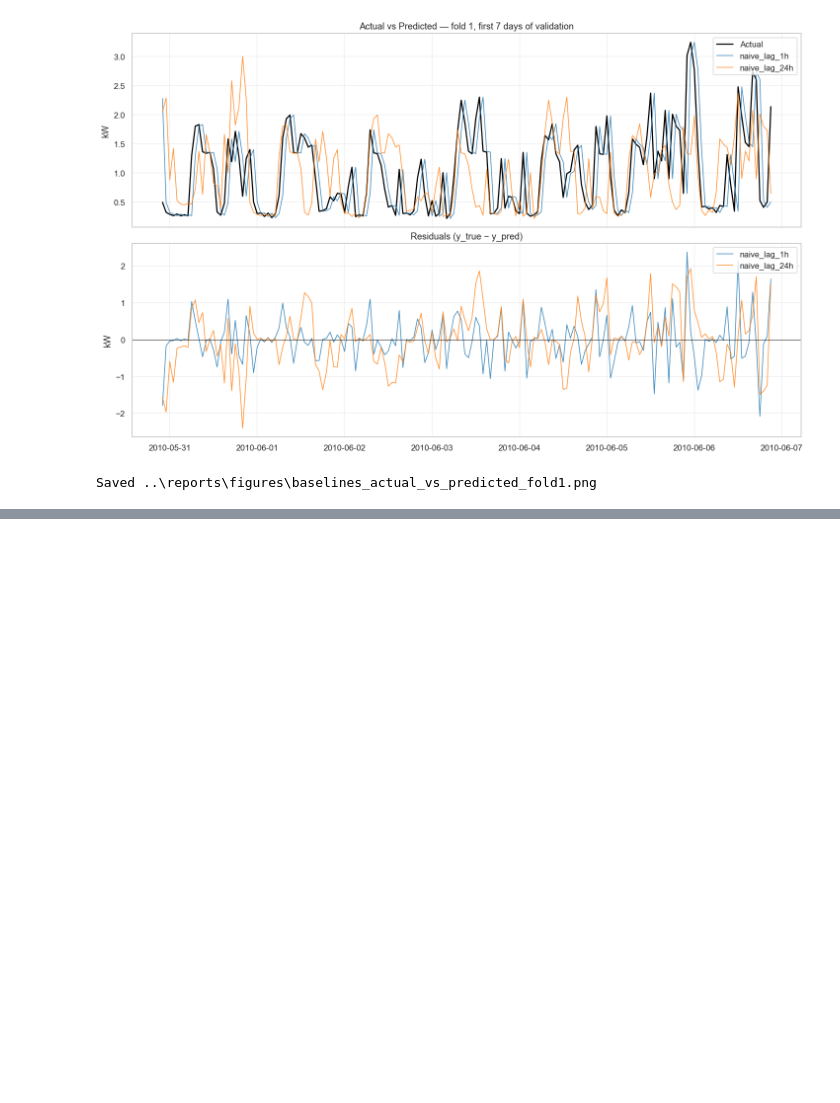
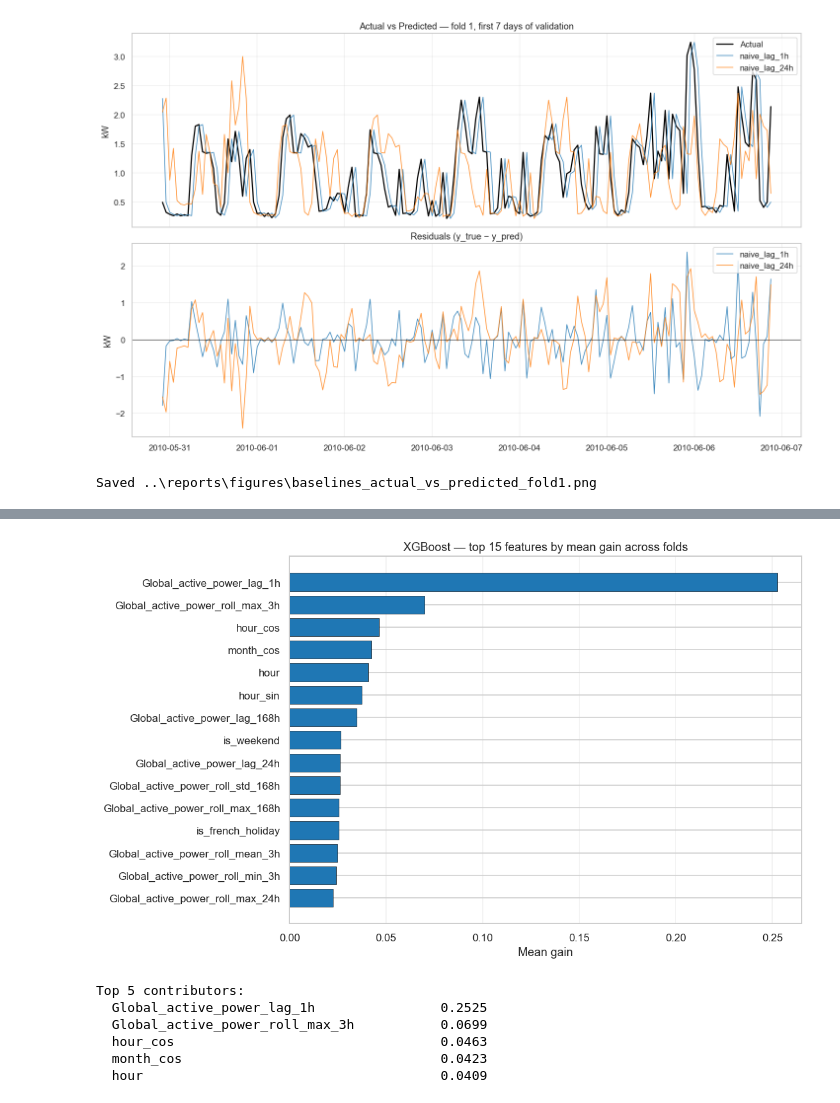
Before and after one commit to ThierryIshimwe/Energy-Forecasting, a Jupyter notebook: notebooks/03_modeling.ipynb, the cells around one changed output, grey strips where cells are left out. Cells and saved outputs as stored; diff of their text form; code cells hidden in the pictures; blank space fills up the shorter version.

```diff
--- a/notebooks/03_modeling.ipynb
+++ b/notebooks/03_modeling.ipynb
@@ -321,0 +480,29 @@ Each model is fit on fold 1 first to inspect plausibility before expanding to al
+# %%
+# =============================================================
+# 9.3  FEATURE IMPORTANCE — WHICH FEATURES CARRY THE SIGNAL?
+# =============================================================
+importance = pd.read_csv(Path('..') / 'reports' / 'results' / 'xgboost_feature_importance.csv',
+                        index_col=0)
+importance.columns = ['gain_mean']
+top15 = importance.head(15)
+
+fig, ax = plt.subplots(figsize=(10, 6), constrained_layout=True)
+ax.barh(top15.index[::-1], top15['gain_mean'][::-1], color='#1f77b4', edgecolor='black', linewidth=0.4)
+ax.set_title('XGBoost — top 15 features by mean gain across folds')
+ax.set_xlabel('Mean gain')
+ax.grid(True, axis='x', alpha=0.3)
+fig.savefig(Path('..') / 'reports' / 'figures' / 'xgboost_feature_importance.png',
+            dpi=140, bbox_inches='tight')
+plt.show()
+
+print('Top 5 contributors:')
+for name, gain in top15.head(5)['gain_mean'].items():
+    print(f'  {name:<40s}  {gain:.4f}')
+# %% [output]
+[figure, added]
+Top 5 contributors:
+  Global_active_power_lag_1h                0.2525
+  Global_active_power_roll_max_3h           0.0699
+  hour_cos                                  0.0463
+  month_cos                                 0.0423
+  hour                                      0.0409
```
Also changed, not shown: parts of 17 cells of this notebook, 46 other files.
